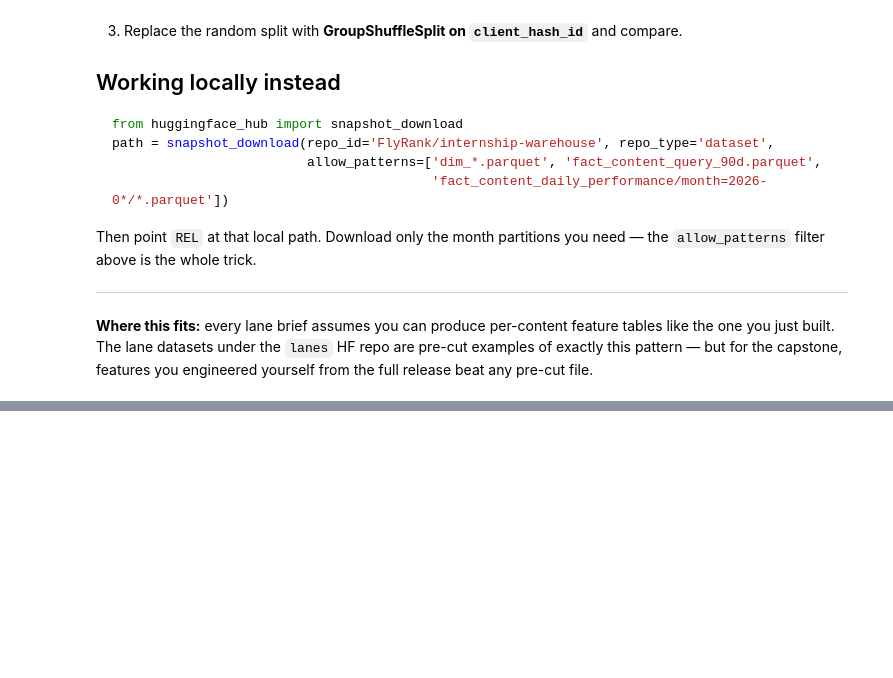
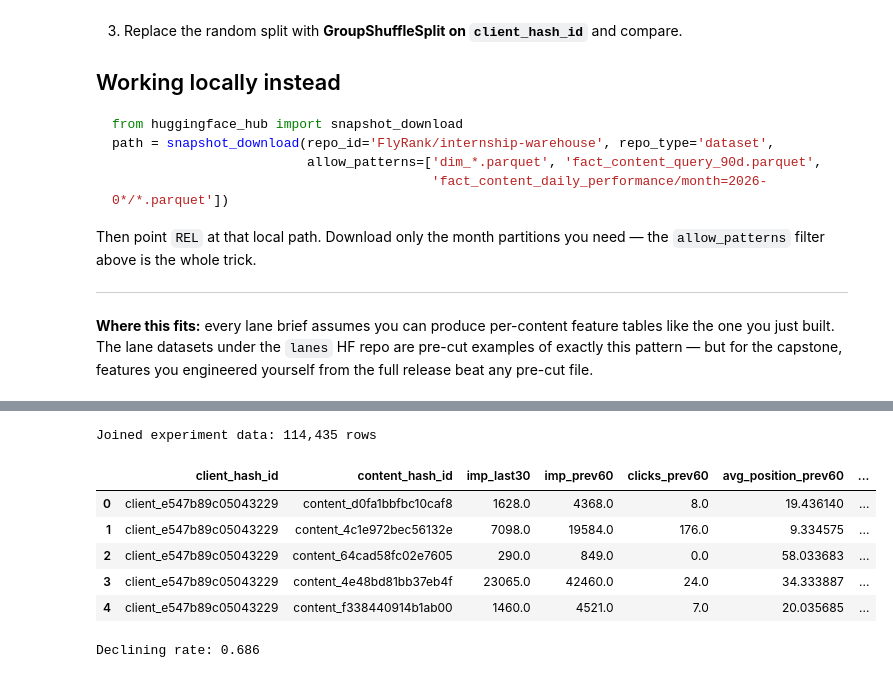
Before and after one commit to Zafar488/flyrank-ml-internship, a Jupyter notebook: notebooks/03_working_with_the_full_release.ipynb, the cells around one changed output, grey strips where cells are left out. Saved outputs shown, nothing was run; the diff lists cells and outputs as text; code cells hidden in the pictures; blank space fills up the shorter version.

```diff
--- a/notebooks/03_working_with_the_full_release.ipynb
+++ b/notebooks/03_working_with_the_full_release.ipynb
@@ -173,0 +339,44 @@ release beat any pre-cut file.
+# %%
+experiment_data = features_90.merge(
+    qsignals[
+        [
+            "content_hash_id",
+            "visible_queries",
+            "rare_share",
+            "anon_share",
+            "top_query_share"
+        ]
+    ],
+    on="content_hash_id",
+    how="left"
+)
+
+print(f"Joined experiment data: {len(experiment_data):,} rows")
+experiment_data.head()
+# %% [output]
+Joined experiment data: 114,435 rows
+|  | client_hash_id | content_hash_id | imp_last30 | imp_prev60 | clicks_prev60 | avg_position_prev60 | ... |
+| 0 | client_e547b89c05043229 | content_d0fa1bbfbc10caf8 | 1628.0 | 4368.0 | 8.0 | 19.436140 | ... |
+| 1 | client_e547b89c05043229 | content_4c1e972bec56132e | 7098.0 | 19584.0 | 176.0 | 9.334575 | ... |
+| 2 | client_e547b89c05043229 | content_64cad58fc02e7605 | 290.0 | 849.0 | 0.0 | 58.033683 | ... |
+| 3 | client_e547b89c05043229 | content_4e48bd81bb37eb4f | 23065.0 | 42460.0 | 24.0 | 34.333887 | ... |
+| 4 | client_e547b89c05043229 | content_f338440914b1ab00 | 1460.0 | 4521.0 | 7.0 | 20.035685 | ... |
+# %%
+# Average 30-day equivalent impressions from the previous 60 days
+experiment_data["expected_30_from_prev60"] = (
+    experiment_data["imp_prev60"] / 2
+)
+
+# Positive label: last 30 days are more than 20% below
+# the previous 60-day monthly-equivalent level
+experiment_data["is_declining"] = (
+    experiment_data["imp_last30"]
+    < 0.8 * experiment_data["expected_30_from_prev60"]
+).astype(int)
+
+print(
+    "Declining rate:",
+    round(experiment_data["is_declining"].mean(), 3)
+)
+# %% [output]
+Declining rate: 0.686
```
Also changed, not shown: parts of 14 cells of this notebook.
